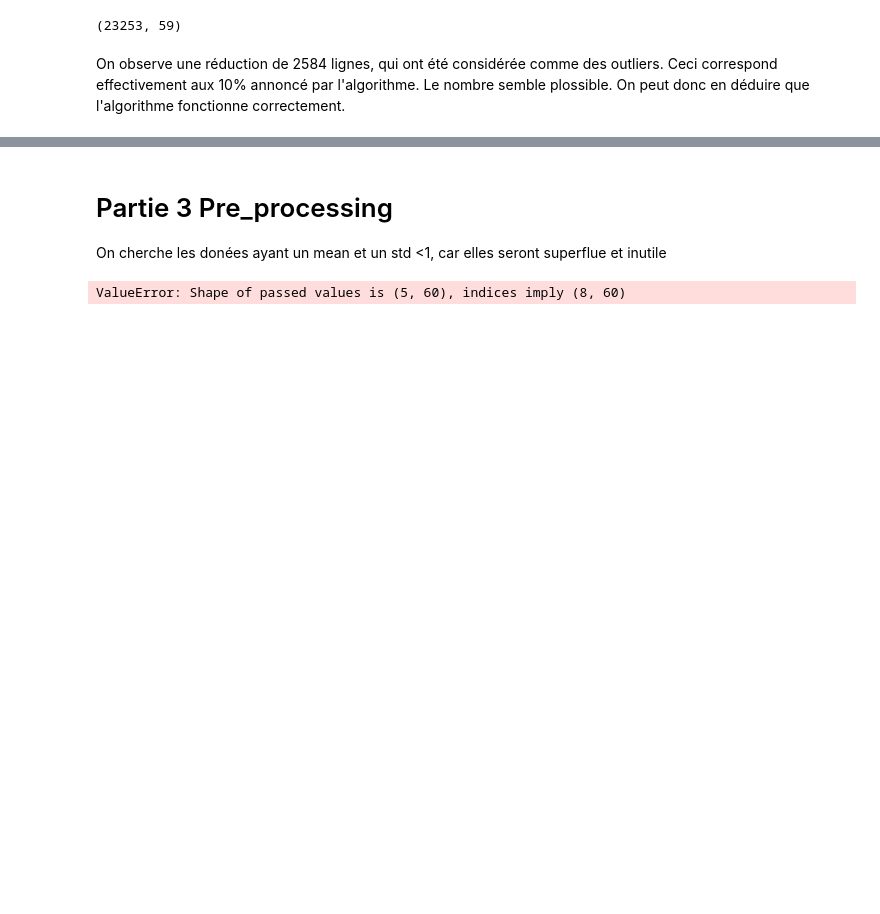
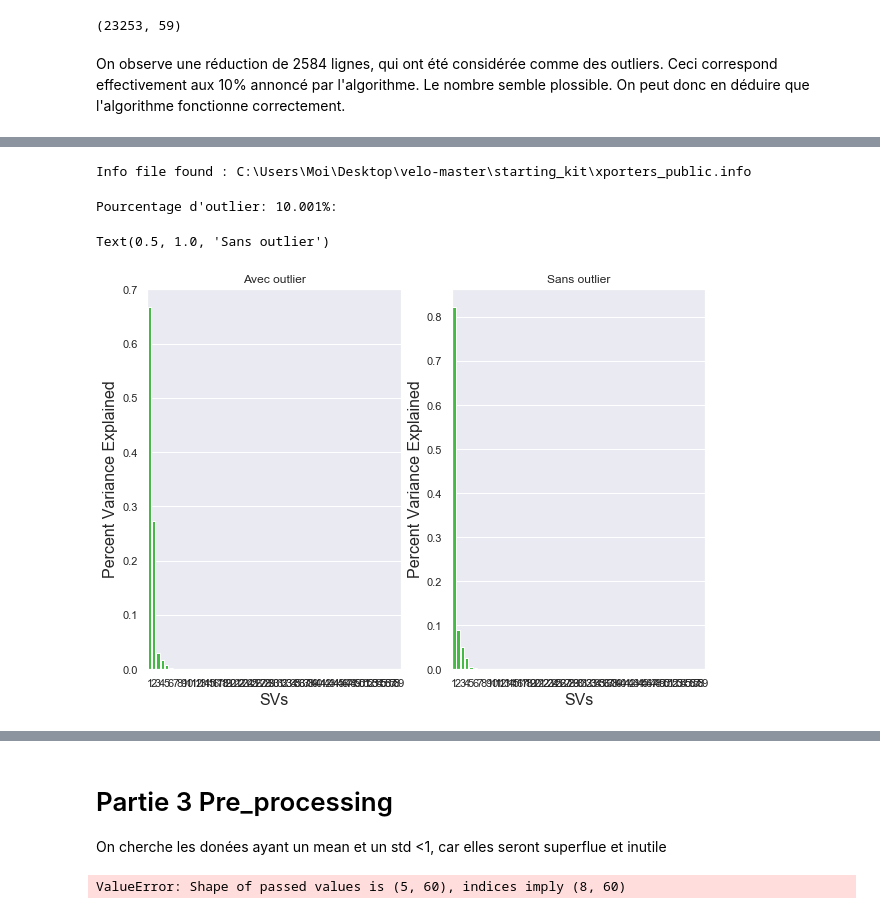
Before and after one commit to jf-pnj/velo, a Jupyter notebook: starting_kit/README_pre_processing.ipynb, the cells around one changed output, grey strips where cells are left out. Saved outputs shown, nothing was run; the diff lists cells and outputs as text; code cells hidden in the pictures; blank space fills up the shorter version.

```diff
--- a/starting_kit/README_pre_processing.ipynb
+++ b/starting_kit/README_pre_processing.ipynb
@@ -119,7 +118,5 @@ Info file found : /home/tp-home003/jgassie/projects/velo/starting_kit/public_dat
 # %%
-
-#à changer pour changer les Y aussi , sinon pb lors de l affichage
-def supprOutlier(X):
+def supprOutlier(X,y,retIndex=False):
     clf = IsolationForest(random_state=0).fit(X_train_pre)
     res = clf.predict(X_train_pre)
 
@@ -131,6 +128,9 @@ def supprOutlier(X):
     pourcentOutlier = len(indexOutlier) / len(res) * 100
     print("Pourcentage d'outlier: {0:.3f}%:".format(pourcentOutlier))
 
+    if retIndex:
+        return np.delete(X,indexOutlier,axis=0),np.delete(y,indexOutlier,axis=0),indexOutelier
+
     #delete: Supprime les LIGNES d'indices dans indexOutlier
-    return np.delete(X,indexOutlier,axis=0)
+    return np.delete(X,indexOutlier,axis=0),np.delete(y,indexOutlier,axis=0)
 # %%
@@ -199,0 +166,36 @@ AttributeError: 'numpy.ndarray' object has no attribute 'head'
+# %%
+
+fig,ax = plt.subplots(1,2,figsize=(10,7))
+D = DataManager(data_name, data_dir, replace_missing=True)
+X_train_pre, X_test_pre, y_train_pre, y_test_pre = train_test_split(D.data['X_train'], D.data['Y_train'], test_size=0.33, random_state=42)
+pca = PCA(n_components=59)
+X = X_train_pre
+pca.fit(X)
+var_explained = pca.explained_variance_ratio_
+
+#Plot pour les données d'en haut
+sns.barplot(x=list(range(1,len(var_explained)+1)),y=var_explained, color="limegreen",ax=ax[0])
+
+#Données après suppressions d'outlier
+pca = PCA(n_components=59)
+X = X_train_pre
+X,target = supprOutlier(X_train_pre,y_train_pre,False)
+pca.fit(X)
+var_explained = pca.explained_variance_ratio_
+
+#Plot pour les données d'en haut
+sns.barplot(x=list(range(1,len(var_explained)+1)),
+            y=var_explained, color="limegreen",ax=ax[1])
+
+ax[0].set_xlabel('SVs', fontsize=16)
+ax[0].set_ylabel('Percent Variance Explained', fontsize=16)
+ax[0].set_title("Avec outlier")
+
+ax[1].set_xlabel('SVs', fontsize=16)
+ax[1].set_ylabel('Percent Variance Explained', fontsize=16)
+ax[1].set_title("Sans outlier")
+# %% [output]
+Info file found : C:\Users\Moi\Desktop\velo-master\starting_kit\xporters_public.info
+Pourcentage d'outlier: 10.001%:
+Text(0.5, 1.0, 'Sans outlier')
+[figure, added]
```
Also changed, not shown: parts of 15 cells of this notebook.
